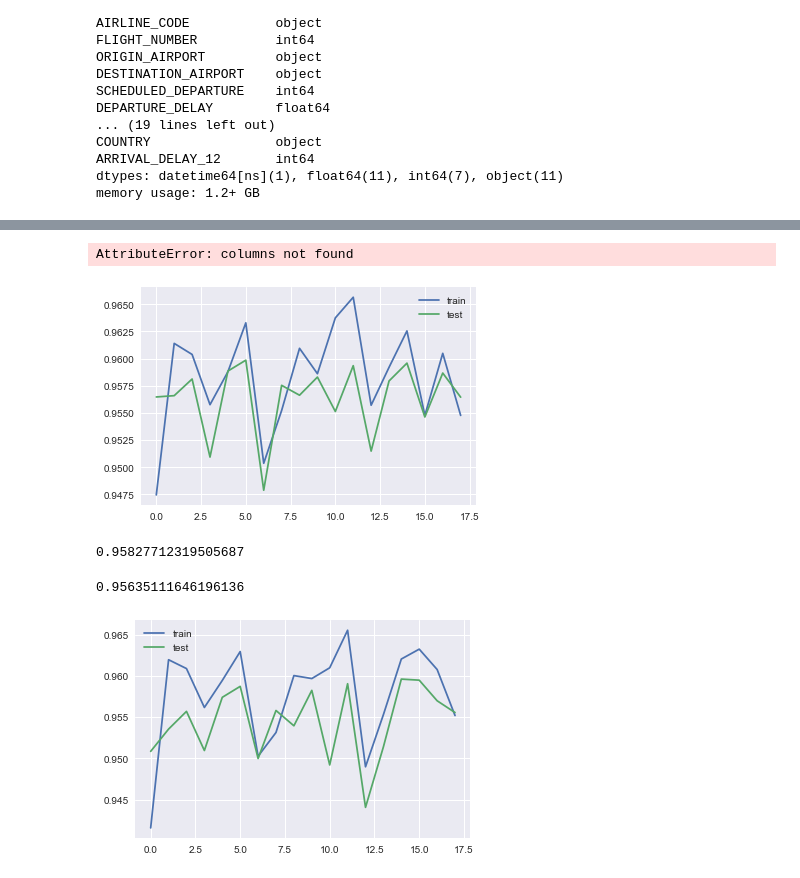
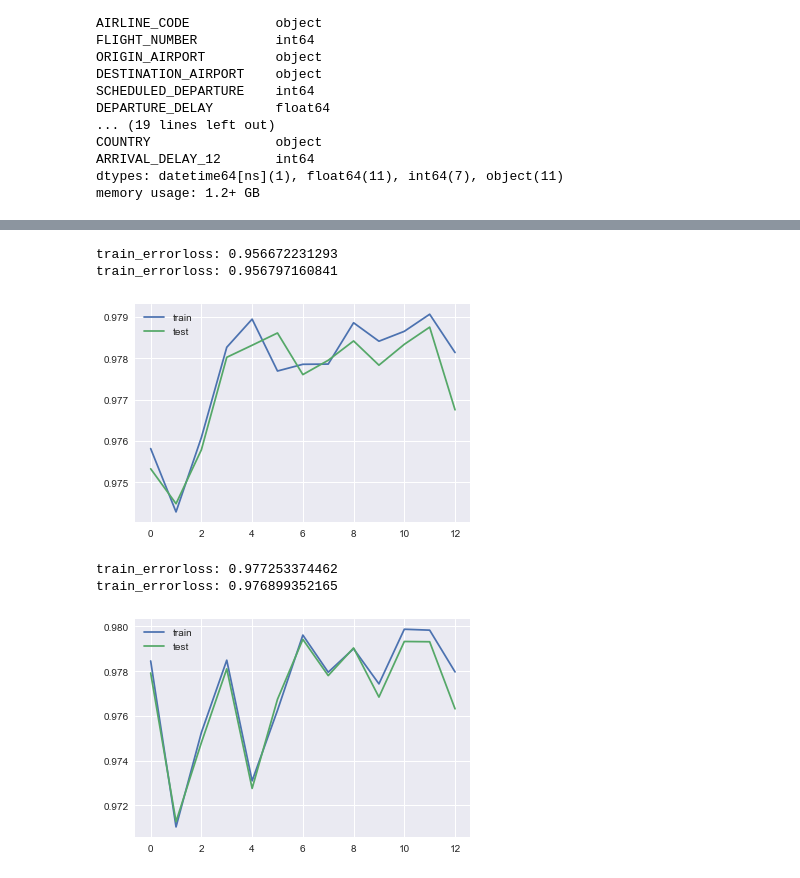
Before and after one commit to samyak53/Flight-Delay-Analysis, a Jupyter notebook: analysis.ipynb, the cells around one changed output, grey strips where cells are left out. Drawn from its saved outputs; the diff is of its cells as text; code cells hidden in the pictures.

```diff
--- a/analysis.ipynb
+++ b/analysis.ipynb
@@ -522,2 +456,5 @@ bigdata_trimmed.to_csv('data_temp.csv',encoding='utf-8-sig')
 # %%
 df.to_csv('data_temp1.csv',encoding='utf-8-sig')
+# %%
+from sklearn.model_selection import train_test_split
+train, test = train_test_split(df, test_size=0.3)
@@ -546,8 +485,3 @@ memory usage: 303.3+ MB
-# %%
-X = df_temp1[df_temp1.columns.difference(['ARRIVAL_DELAY_12'])]
-y = df_temp1['ARRIVAL_DELAY_12']
-# %% [output]
-AttributeError: columns not found
 # %%
 from sklearn.linear_model import SGDClassifier
 from sklearn.model_selection import GridSearchCV
@@ -560,38 +490,35 @@ clf1 = SGDClassifier(loss='log', penalty='l1', learning_rate='constant',class_we
 # %%
 from sklearn.feature_extraction import FeatureHasher
 
-fh = FeatureHasher(n_features = 2**10, input_type="string")
+fh = FeatureHasher(n_features = 2**15, input_type="string")
 
-y_test = df["ARRIVAL_DELAY_12"]
-X_test = fh.transform(np.asarray(df.iloc[:,0:-1].astype(str)))
+y_test = test["ARRIVAL_DELAY_12"]
+X_test = fh.transform(np.asarray(test.iloc[:,0:-1].astype(str)))
 # %%
-chunksize = 300000
-trainloss = []
-testloss = []
+chunksize = 200000
+trainloss1 = []
+testloss1 = []
 
-for i,chunk in enumerate(pd.read_csv('data_temp1.csv', chunksize=chunksize)):
+for i,chunk in enumerate(pd.read_csv('data_train.csv', chunksize=chunksize)):
     X_train = fh.transform(np.asarray(chunk.iloc[:,0:-1].astype(str)))
     y_train = chunk.iloc[:,-1]
     clf1.partial_fit(X_train,y_train,classes=[0,1])
     fpr, tpr, thresholds = metrics.roc_curve(y_train,clf1.predict(X_train))
-    trainloss.append(metrics.auc(fpr, tpr))
+    trainloss1.append(metrics.auc(fpr, tpr))
     fpr_t, tpr_t, thresholds_t = metrics.roc_curve(y_test,clf1.predict(X_test))
-    testloss.append(metrics.auc(fpr_t, tpr_t))
+    testloss1.append(metrics.auc(fpr_t, tpr_t))
 # %%
-plt.plot(trainloss)
-plt.plot(testloss)
+print("train_errorloss:",np.mean(trainloss))
+print("train_errorloss:",np.mean(testloss))
+
+plt.plot(trainloss1)
+plt.plot(testloss1)
 plt.legend(('train','test'))
 plt.show()
 # %% [output]
+train_errorloss: 0.956672231293
+train_errorloss: 0.956797160841
-[figure, old version]
+[figure, new version]
-# %%
-np.mean(trainloss)
-# %% [output]
-0.95827712319505687
-# %%
-np.mean(testloss)
-# %% [output]
-0.95635111646196136
 # %%
 clf2 = SGDClassifier(loss='hinge', penalty='l1', learning_rate='constant',class_weight={0:0.64,1:2.3}, n_jobs=-1, random_state=10, eta0=0.01)
 # %%
@@ -610,7 +536,11 @@ for i,chunk in enumerate(pd.read_csv('data_temp1.csv', chunksize=chunksize)):
 # %%
-plt.plot(trainloss)
-plt.plot(testloss)
+print("train_errorloss:",np.mean(trainloss2))
+print("train_errorloss:",np.mean(testloss2))
+plt.plot(trainloss2)
+plt.plot(testloss2)
 plt.legend(('train','test'))
 plt.show()
 # %% [output]
+train_errorloss: 0.977253374462
+train_errorloss: 0.976899352165
-[figure, old version]
+[figure, new version]
```
Also changed, not shown: parts of 32 cells of this notebook.
